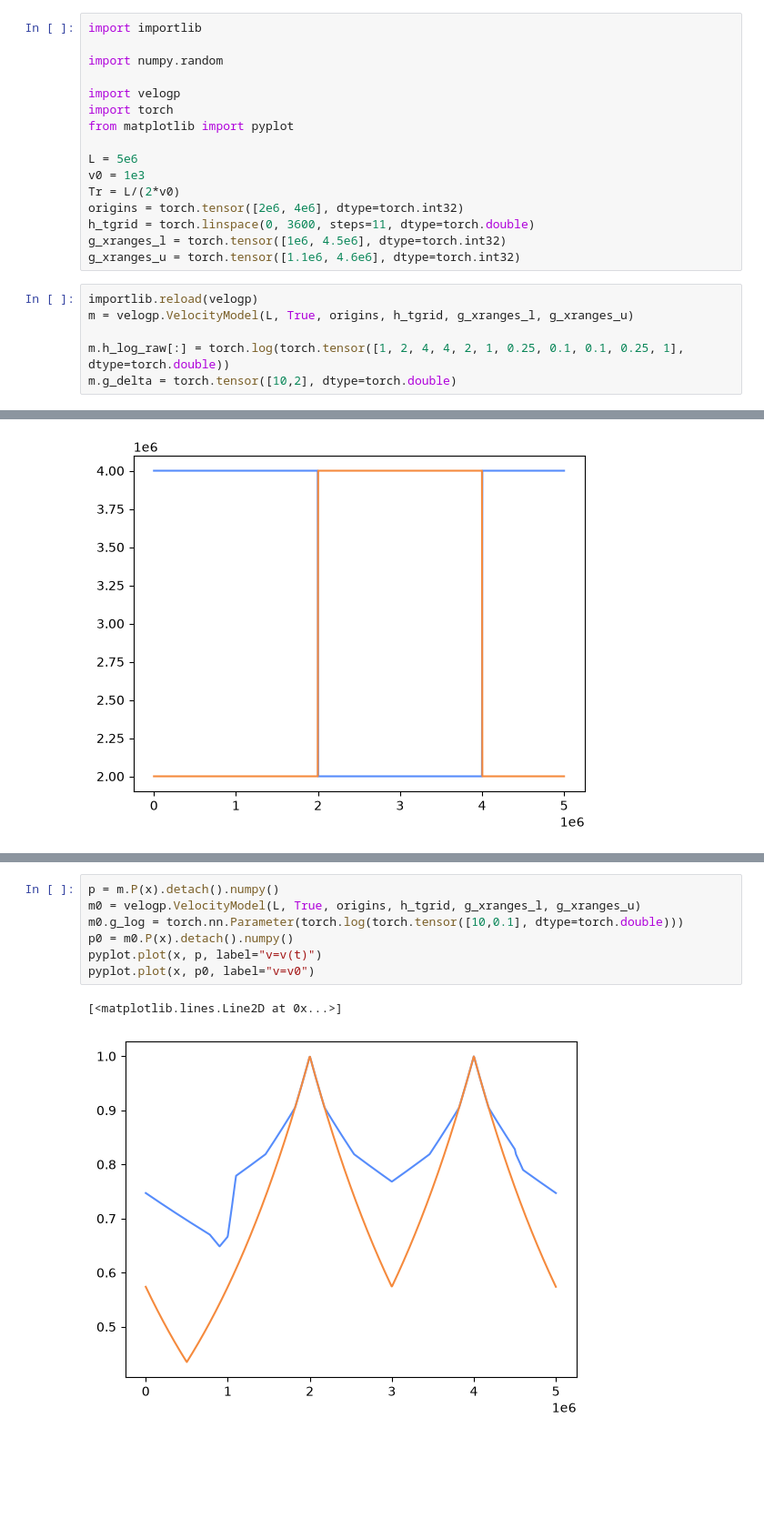
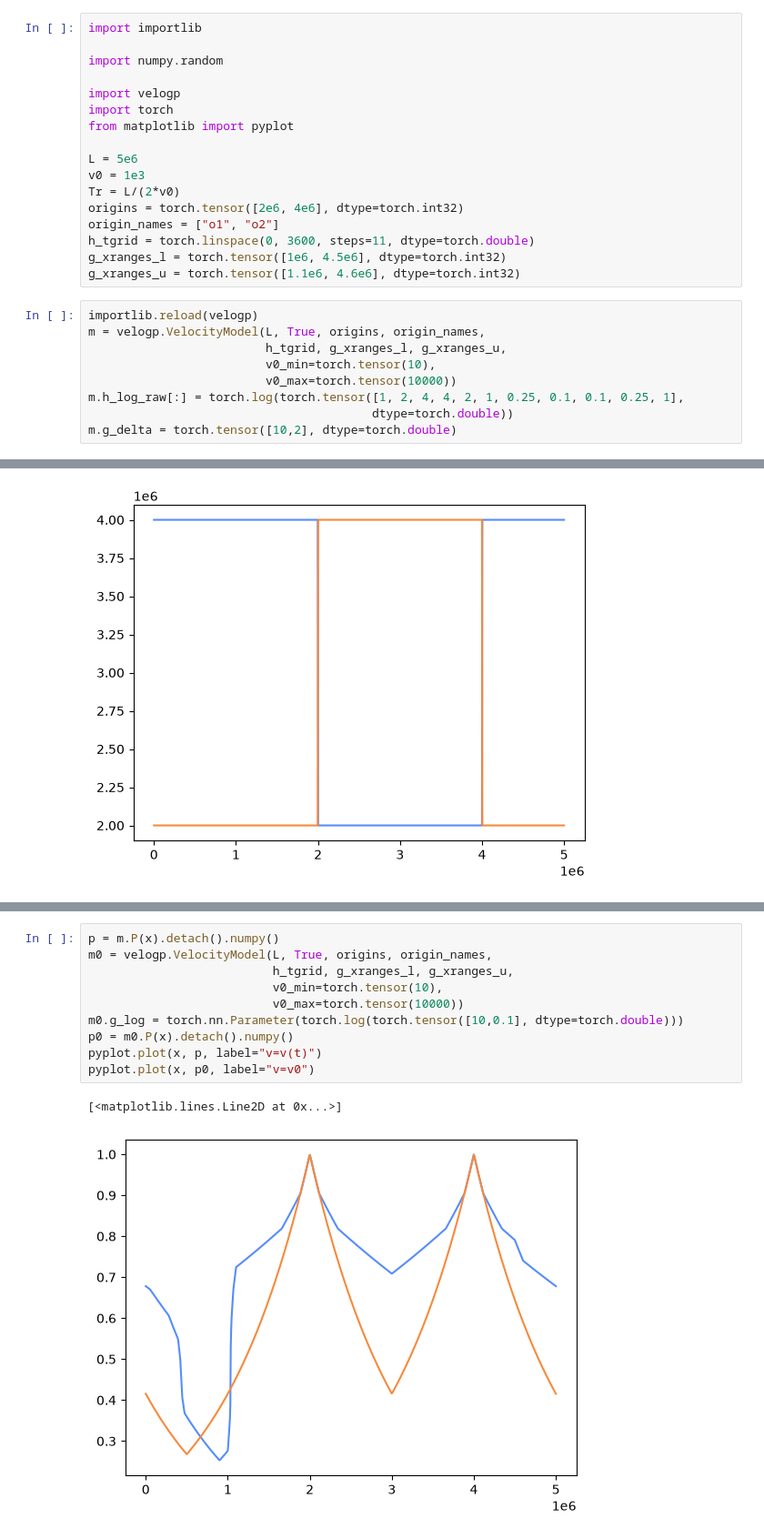
Before and after one commit to oist/VeloGP, a Jupyter notebook: notebooks/test_velocity_model.ipynb, the cells around one changed output, grey strips where cells are left out. Shown at 91% size. Drawn from its saved outputs; the diff is of its cells as text; blank space fills up the shorter version.

```diff
--- a/notebooks/test_velocity_model.ipynb
+++ b/notebooks/test_velocity_model.ipynb
@@ -11,14 +11,18 @@ L = 5e6
 v0 = 1e3
 Tr = L/(2*v0)
 origins = torch.tensor([2e6, 4e6], dtype=torch.int32)
+origin_names = ["o1", "o2"]
 h_tgrid = torch.linspace(0, 3600, steps=11, dtype=torch.double)
 g_xranges_l = torch.tensor([1e6, 4.5e6], dtype=torch.int32)
 g_xranges_u = torch.tensor([1.1e6, 4.6e6], dtype=torch.int32)
 # %%
 importlib.reload(velogp)
-m = velogp.VelocityModel(L, True, origins, h_tgrid, g_xranges_l, g_xranges_u)
-
-m.h_log_raw[:] = torch.log(torch.tensor([1, 2, 4, 4, 2, 1, 0.25, 0.1, 0.1, 0.25, 1], dtype=torch.double))
+m = velogp.VelocityModel(L, True, origins, origin_names,
+                         h_tgrid, g_xranges_l, g_xranges_u,
+                         v0_min=torch.tensor(10),
+                         v0_max=torch.tensor(10000))
+m.h_log_raw[:] = torch.log(torch.tensor([1, 2, 4, 4, 2, 1, 0.25, 0.1, 0.1, 0.25, 1],
+                                        dtype=torch.double))
 m.g_delta = torch.tensor([10,2], dtype=torch.double)
 # %%
 t = torch.linspace(0, 3600*1.5, steps=100)
@@ -67,13 +71,16 @@ pyplot.plot(x, m.T(x).detach().numpy())
 # %%
 p = m.P(x).detach().numpy()
-m0 = velogp.VelocityModel(L, True, origins, h_tgrid, g_xranges_l, g_xranges_u)
+m0 = velogp.VelocityModel(L, True, origins, origin_names,
+                          h_tgrid, g_xranges_l, g_xranges_u,
+                          v0_min=torch.tensor(10),
+                          v0_max=torch.tensor(10000))
 m0.g_log = torch.nn.Parameter(torch.log(torch.tensor([10,0.1], dtype=torch.double)))
 p0 = m0.P(x).detach().numpy()
 pyplot.plot(x, p, label="v=v(t)")
 pyplot.plot(x, p0, label="v=v0")
 # %% [output]
 [<matplotlib.lines.Line2D at 0x...>]
-[figure, old version]
+[figure, new version]
 # %%
 tab_state, tab_x, tab_dx, tab_v = m.trajectories(t)
 pyplot.plot(t, tab_dx[:, 3])
```
Also changed, not shown: parts of 2 cells of this notebook, 2 other files.
